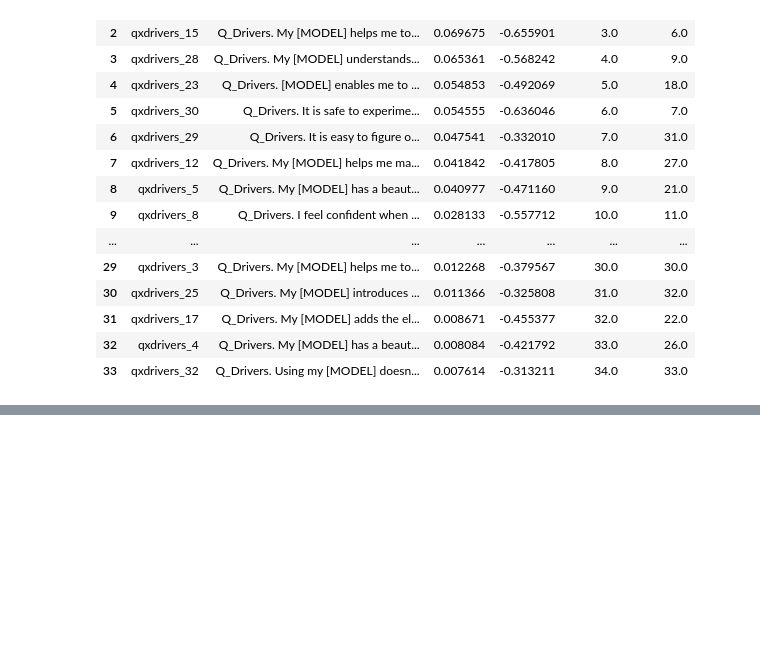
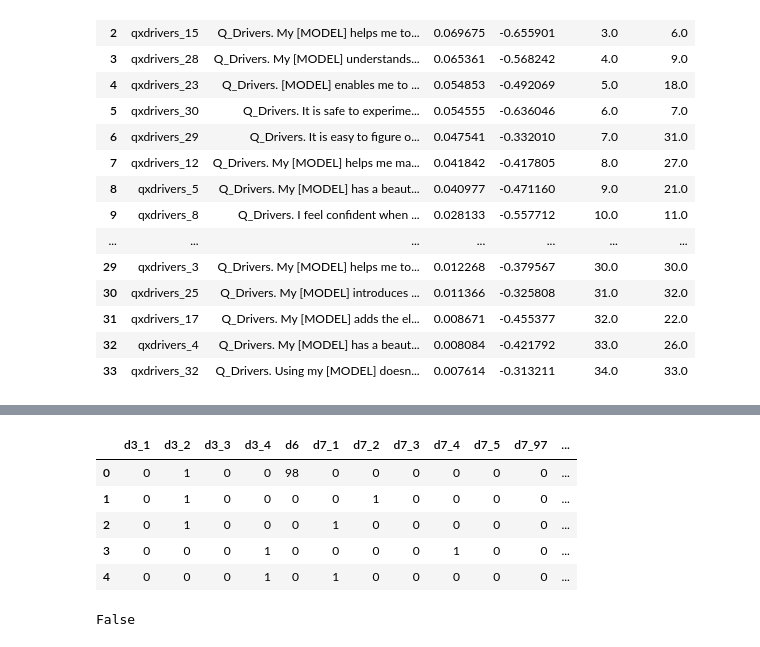
Before and after one commit to liouviaglou/UXi, a Jupyter notebook: notebooks/User Segmentation 1 deffunc.ipynb, the cells around one changed output, grey strips where cells are left out. Cells and saved outputs as stored; diff of their text form; code cells hidden in the pictures; blank space fills up the shorter version.

```diff
--- a/notebooks/User Segmentation 1 deffunc.ipynb
+++ b/notebooks/User Segmentation 1 deffunc.ipynb
@@ -424,0 +490,42 @@ dfr
+# %%
+Z.head()
+# %% [output]
+|  | d3_1 | d3_2 | d3_3 | d3_4 | d6 | d7_1 | d7_2 | d7_3 | d7_4 | d7_5 | d7_97 | ... |
+| 0 | 0 | 1 | 0 | 0 | 98 | 0 | 0 | 0 | 0 | 0 | 0 | ... |
+| 1 | 0 | 1 | 0 | 0 | 0 | 0 | 1 | 0 | 0 | 0 | 0 | ... |
+| 2 | 0 | 1 | 0 | 0 | 0 | 1 | 0 | 0 | 0 | 0 | 0 | ... |
+| 3 | 0 | 0 | 0 | 1 | 0 | 0 | 0 | 0 | 1 | 0 | 0 | ... |
+| 4 | 0 | 0 | 0 | 1 | 0 | 1 | 0 | 0 | 0 | 0 | 0 | ... |
+# %%
+col = 'd7_99'
+
+pd.api.types.is_numeric_dtype(Z[col])
+#     for x in itertools.product(clusters, clusters):
+#         s0 = pred==x[0]
+#         s1 = pred==x[1]
+
+#         g0 = Z[s0].dropna()[col]
+#         g1 = Z[s1].dropna()[col]
+
+#         # in testing that g0>g1, cA>cB
+#         # we'd like to reject null hypothesis of
+#         # i.e. we'd like pval/2 < alpha
+#         t_test_results = scipy.stats.ttest_ind(
+#             g0,g1, equal_var=False)
+#         stat = t_test_results.statistic
+#         pvalue = t_test_results.pvalue
+
+#         if stat < 0 and pvalue < alpha/2:
+#             interp = 'Reject H0 in favor of Ha: cluster %d < cluster %d' % (x[0],x[1] )
+#         elif stat < 0 and pvalue > alpha/2:
+#             interp = 'Accept H0: cluster %d >= cluster %d' % (x[0],x[1] )
+#         elif stat > 0 and pvalue < alpha/2:
+#             interp = 'Reject H0 in favor of Ha: cluster %d > cluster %d' % (x[0],x[1] )
+#         elif stat > 0 and pvalue > alpha/2:
+#             interp = 'Accept H0: cluster %d <= cluster %d' % (x[0],x[1] )
+#         else:
+#             interp = ''
+
+#         values = [ col, x[0], x[1], stat, pvalue, interp]
+# %% [output]
+False
```
Also changed, not shown: parts of 18 cells of this notebook, 1 other file.
